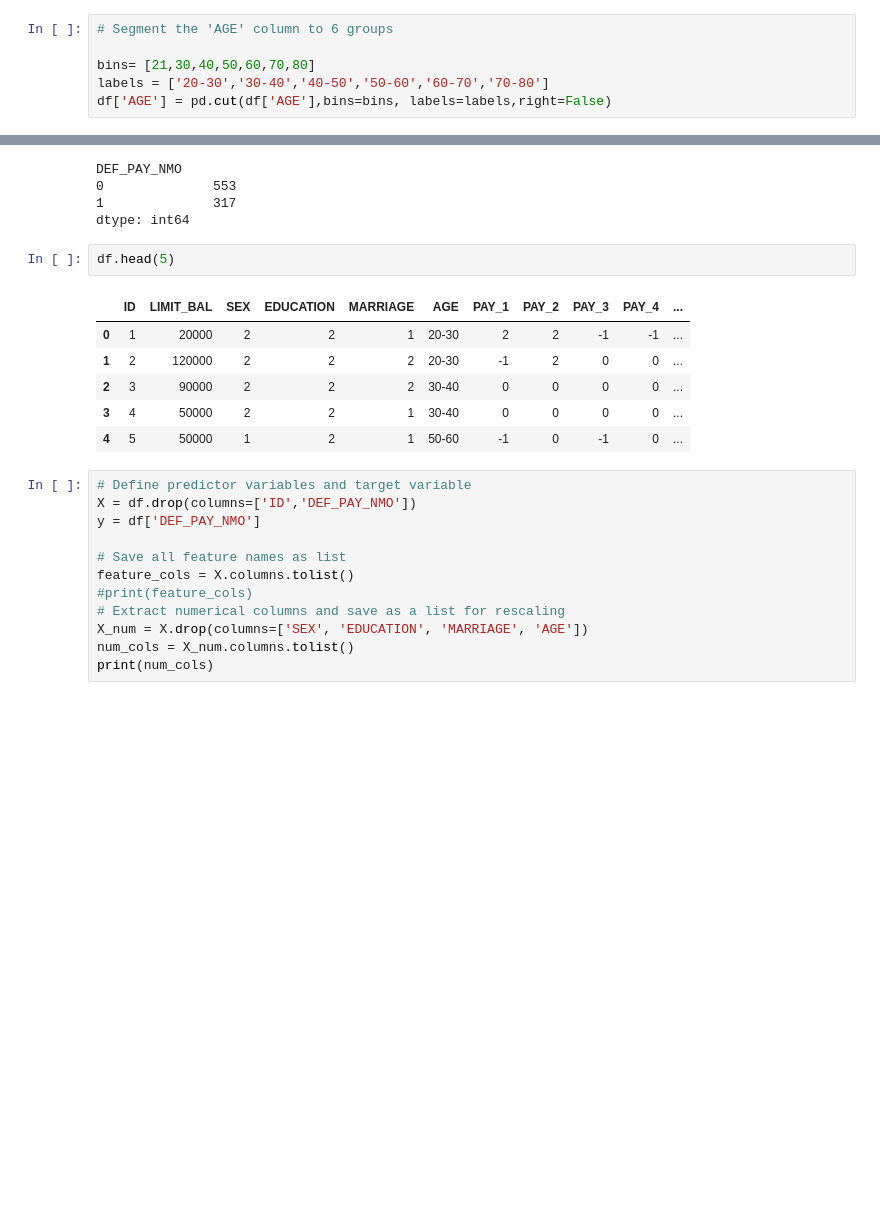
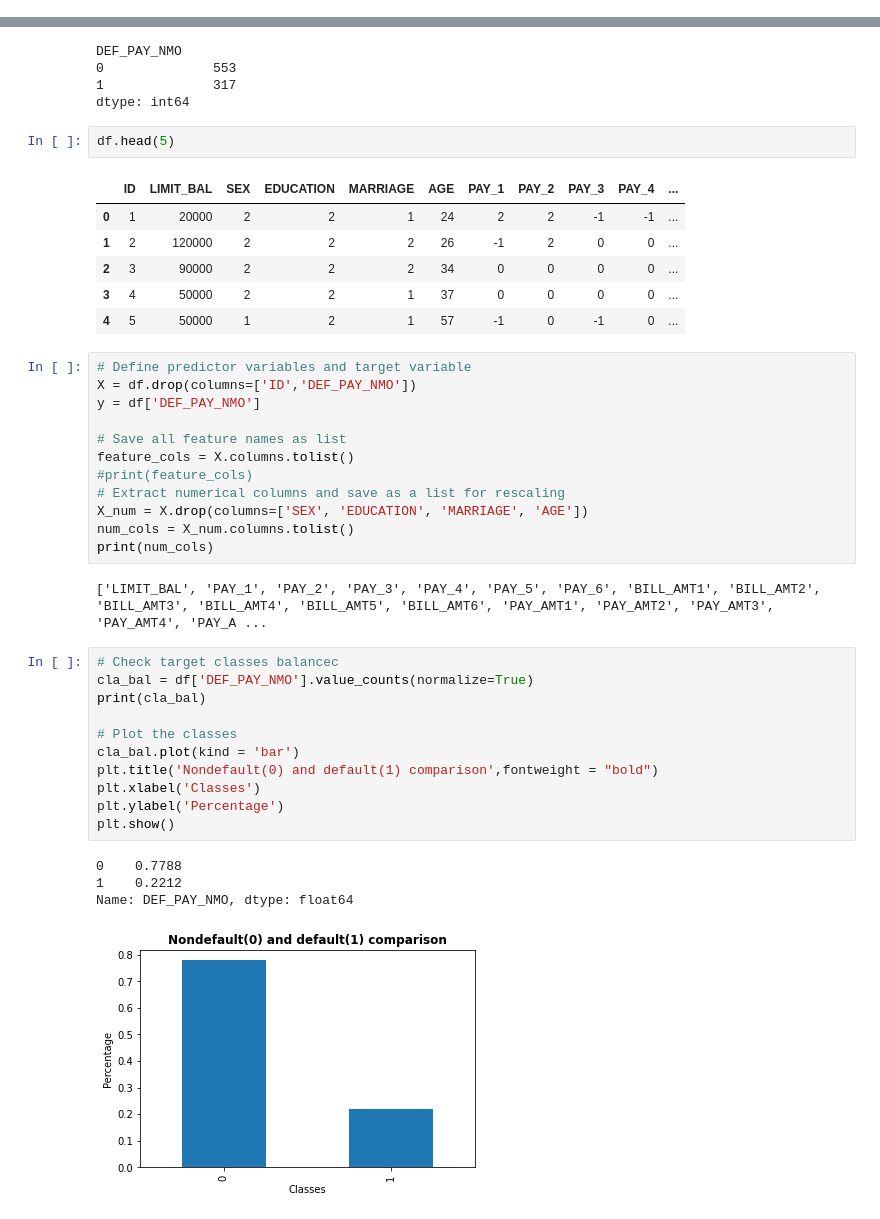
Before and after one commit to San13deep/-Credit-Card-Default-Prediction, a Jupyter notebook: Credit_Card_Default_Prediction_Capstone_Project_33.ipynb, the cells around one changed output, grey strips where cells are left out. Drawn from its saved outputs; the diff is of its cells as text; blank space fills up the shorter version.

```diff
--- a/Credit_Card_Default_Prediction_Capstone_Project_33.ipynb
+++ b/Credit_Card_Default_Prediction_Capstone_Project_33.ipynb
@@ -336,9 +331,3 @@ Name: LIMIT_BAL, Length: 468, dtype: int64]
 relationship_bar('MARRIAGE')
 # %% [output]
 [figure]
-# %%
-# Segment the 'AGE' column to 6 groups
-
-bins= [21,30,40,50,60,70,80]
-labels = ['20-30','30-40','40-50','50-60','60-70','70-80']
-df['AGE'] = pd.cut(df['AGE'],bins=bins, labels=labels,right=False)
@@ -471,11 +454,11 @@ dtype: int64
 df.head(5)
 # %% [output]
 |  | ID | LIMIT_BAL | SEX | EDUCATION | MARRIAGE | AGE | PAY_1 | PAY_2 | PAY_3 | PAY_4 | ... |
-| 0 | 1 | 20000 | 2 | 2 | 1 | 20-30 | 2 | 2 | -1 | -1 | ... |
-| 1 | 2 | 120000 | 2 | 2 | 2 | 20-30 | -1 | 2 | 0 | 0 | ... |
-| 2 | 3 | 90000 | 2 | 2 | 2 | 30-40 | 0 | 0 | 0 | 0 | ... |
-| 3 | 4 | 50000 | 2 | 2 | 1 | 30-40 | 0 | 0 | 0 | 0 | ... |
-| 4 | 5 | 50000 | 1 | 2 | 1 | 50-60 | -1 | 0 | -1 | 0 | ... |
+| 0 | 1 | 20000 | 2 | 2 | 1 | 24 | 2 | 2 | -1 | -1 | ... |
+| 1 | 2 | 120000 | 2 | 2 | 2 | 26 | -1 | 2 | 0 | 0 | ... |
+| 2 | 3 | 90000 | 2 | 2 | 2 | 34 | 0 | 0 | 0 | 0 | ... |
+| 3 | 4 | 50000 | 2 | 2 | 1 | 37 | 0 | 0 | 0 | 0 | ... |
+| 4 | 5 | 50000 | 1 | 2 | 1 | 57 | -1 | 0 | -1 | 0 | ... |
 # %%
 # Define predictor variables and target variable
 X = df.drop(columns=['ID','DEF_PAY_NMO'])
@@ -488,3 +471,21 @@ feature_cols = X.columns.tolist()
 X_num = X.drop(columns=['SEX', 'EDUCATION', 'MARRIAGE', 'AGE'])
 num_cols = X_num.columns.tolist()
 print(num_cols)
+# %% [output]
+['LIMIT_BAL', 'PAY_1', 'PAY_2', 'PAY_3', 'PAY_4', 'PAY_5', 'PAY_6', 'BILL_AMT1', 'BILL_AMT2', 'BILL_AMT3', 'BILL_AMT4', 'BILL_AMT5', 'BILL_AMT6', 'PAY_AMT1', 'PAY_AMT2', 'PAY_AMT3', 'PAY_AMT4', 'PAY_A ...
+# %%
+# Check target classes balancec
+cla_bal = df['DEF_PAY_NMO'].value_counts(normalize=True)
+print(cla_bal)
+
+# Plot the classes
+cla_bal.plot(kind = 'bar')
+plt.title('Nondefault(0) and default(1) comparison',fontweight = "bold")
+plt.xlabel('Classes')
+plt.ylabel('Percentage')
+plt.show()
+# %% [output]
+0    0.7788
+1    0.2212
+Name: DEF_PAY_NMO, dtype: float64
+[figure, added]
```
Also changed, not shown: parts of 10 cells of this notebook.
